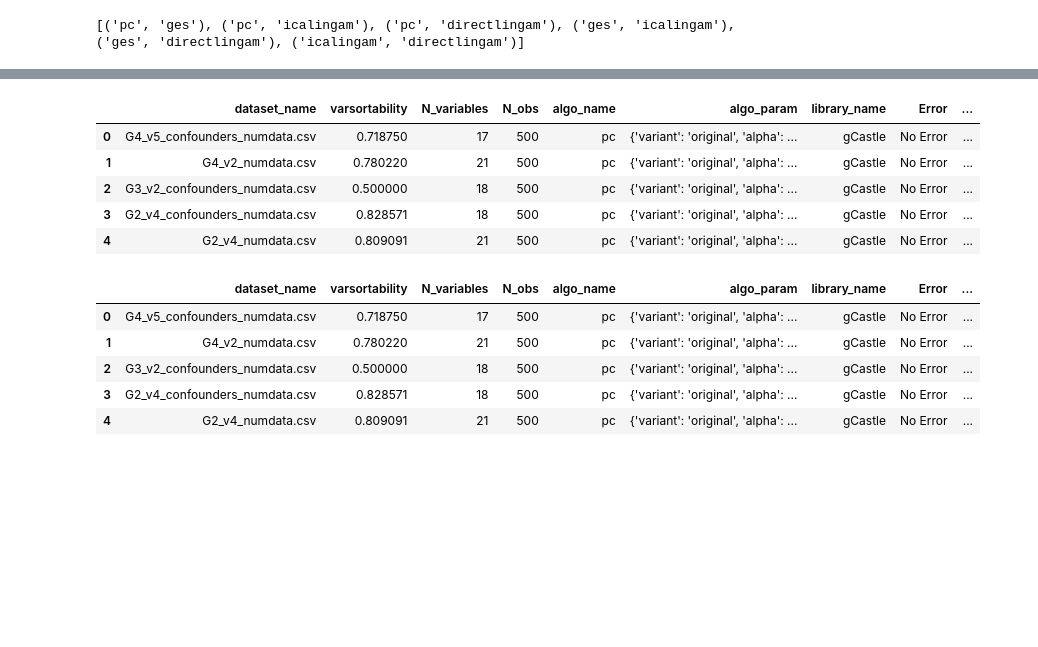
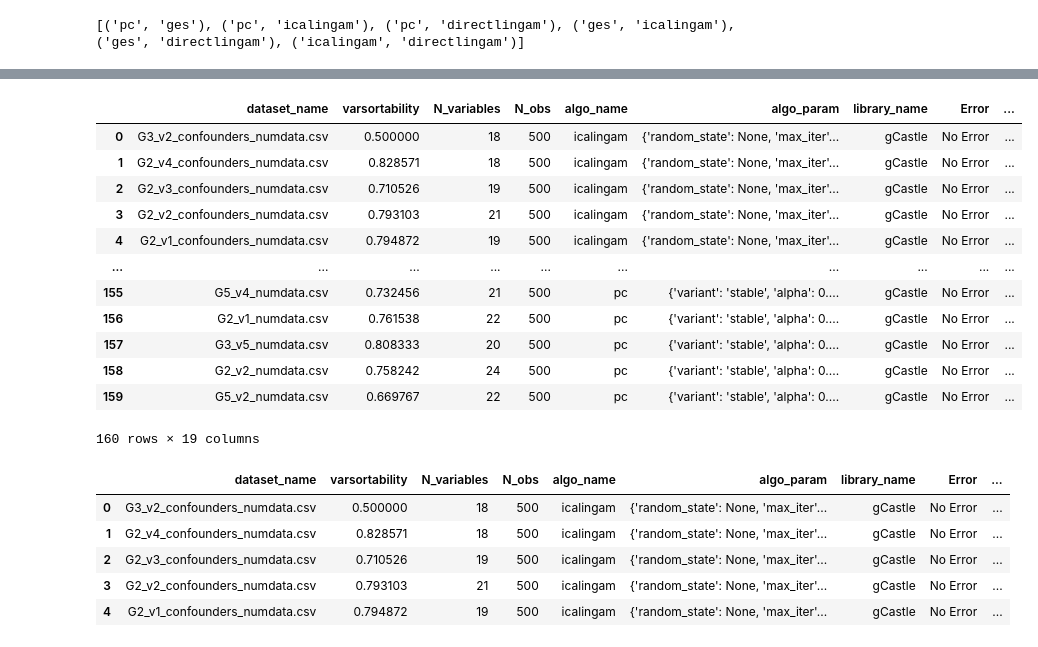
Before and after one commit to ravivanpong/CausalBench, a Jupyter notebook: evaluation/Evaluation_gcastle4_on_feedback.ipynb, the cells around one changed output, grey strips where cells are left out. Saved outputs shown, nothing was run; the diff lists cells and outputs as text; code cells hidden in the pictures; blank space fills up the shorter version.

Commit message:
add evaluation

```diff
--- a/evaluation/Evaluation_gcastle4_on_feedback.ipynb
+++ b/evaluation/Evaluation_gcastle4_on_feedback.ipynb
@@ -140,15 +139,24 @@ Mannwhitneyu tested on icalingam and directlingam. value: 372393.5, p:1.36218805
 Samples are likely drawn from different distributions (reject H0).
 # %%
-df_pc=pd.read_csv('data_for_evaluation/dataverse_pc_28feb.csv', sep=';')
+df_pcstable=pd.read_csv('data_for_evaluation/pcstable_dataverse_19Mar.csv', sep=';')
 df_sensitivity = pd.read_csv('data_for_evaluation/dataverse_castle4_11Mar.csv', sep=';')
-df_sensitivity.head()
+df_sensitivity = df_sensitivity[df_sensitivity.algo_name != 'pc']
+df_sensitivity = pd.concat([df_sensitivity, df_pcstable], ignore_index=True)
+df_sensitivity
 # %% [output]
 |  | dataset_name | varsortability | N_variables | N_obs | algo_name | algo_param | library_name | Error | ... |
-| 0 | G4_v5_confounders_numdata.csv | 0.718750 | 17 | 500 | pc | {'variant': 'original', 'alpha': ... | gCastle | No Error | ... |
-| 1 | G4_v2_numdata.csv | 0.780220 | 21 | 500 | pc | {'variant': 'original', 'alpha': ... | gCastle | No Error | ... |
-| 2 | G3_v2_confounders_numdata.csv | 0.500000 | 18 | 500 | pc | {'variant': 'original', 'alpha': ... | gCastle | No Error | ... |
-| 3 | G2_v4_confounders_numdata.csv | 0.828571 | 18 | 500 | pc | {'variant': 'original', 'alpha': ... | gCastle | No Error | ... |
-| 4 | G2_v4_numdata.csv | 0.809091 | 21 | 500 | pc | {'variant': 'original', 'alpha': ... | gCastle | No Error | ... |
+| 0 | G3_v2_confounders_numdata.csv | 0.500000 | 18 | 500 | icalingam | {'random_state': None, 'max_iter'... | gCastle | No Error | ... |
+| 1 | G2_v4_confounders_numdata.csv | 0.828571 | 18 | 500 | icalingam | {'random_state': None, 'max_iter'... | gCastle | No Error | ... |
+| 2 | G2_v3_confounders_numdata.csv | 0.710526 | 19 | 500 | icalingam | {'random_state': None, 'max_iter'... | gCastle | No Error | ... |
+| 3 | G2_v2_confounders_numdata.csv | 0.793103 | 21 | 500 | icalingam | {'random_state': None, 'max_iter'... | gCastle | No Error | ... |
+| 4 | G2_v1_confounders_numdata.csv | 0.794872 | 19 | 500 | icalingam | {'random_state': None, 'max_iter'... | gCastle | No Error | ... |
+| ... | ... | ... | ... | ... | ... | ... | ... | ... | ... |
+| 155 | G5_v4_numdata.csv | 0.732456 | 21 | 500 | pc | {'variant': 'stable', 'alpha': 0.... | gCastle | No Error | ... |
+| 156 | G2_v1_numdata.csv | 0.761538 | 22 | 500 | pc | {'variant': 'stable', 'alpha': 0.... | gCastle | No Error | ... |
+| 157 | G3_v5_numdata.csv | 0.808333 | 20 | 500 | pc | {'variant': 'stable', 'alpha': 0.... | gCastle | No Error | ... |
+| 158 | G2_v2_numdata.csv | 0.758242 | 24 | 500 | pc | {'variant': 'stable', 'alpha': 0.... | gCastle | No Error | ... |
+| 159 | G5_v2_numdata.csv | 0.669767 | 22 | 500 | pc | {'variant': 'stable', 'alpha': 0.... | gCastle | No Error | ... |
+160 rows × 19 columns
 # %%
 dataset_types = ['with_hidden_variable', 'with_out_hidden_variable']
 def extract_dataset_type(dataset_name:str):
@@ -160,11 +168,11 @@ df_sensitivity['dataset_type'] = df_sensitivity['dataset_name'].apply(extract_da
 df_sensitivity.head()
 # %% [output]
 |  | dataset_name | varsortability | N_variables | N_obs | algo_name | algo_param | library_name | Error | ... |
-| 0 | G4_v5_confounders_numdata.csv | 0.718750 | 17 | 500 | pc | {'variant': 'original', 'alpha': ... | gCastle | No Error | ... |
-| 1 | G4_v2_numdata.csv | 0.780220 | 21 | 500 | pc | {'variant': 'original', 'alpha': ... | gCastle | No Error | ... |
-| 2 | G3_v2_confounders_numdata.csv | 0.500000 | 18 | 500 | pc | {'variant': 'original', 'alpha': ... | gCastle | No Error | ... |
-| 3 | G2_v4_confounders_numdata.csv | 0.828571 | 18 | 500 | pc | {'variant': 'original', 'alpha': ... | gCastle | No Error | ... |
-| 4 | G2_v4_numdata.csv | 0.809091 | 21 | 500 | pc | {'variant': 'original', 'alpha': ... | gCastle | No Error | ... |
+| 0 | G3_v2_confounders_numdata.csv | 0.500000 | 18 | 500 | icalingam | {'random_state': None, 'max_iter'... | gCastle | No Error | ... |
+| 1 | G2_v4_confounders_numdata.csv | 0.828571 | 18 | 500 | icalingam | {'random_state': None, 'max_iter'... | gCastle | No Error | ... |
+| 2 | G2_v3_confounders_numdata.csv | 0.710526 | 19 | 500 | icalingam | {'random_state': None, 'max_iter'... | gCastle | No Error | ... |
+| 3 | G2_v2_confounders_numdata.csv | 0.793103 | 21 | 500 | icalingam | {'random_state': None, 'max_iter'... | gCastle | No Error | ... |
+| 4 | G2_v1_confounders_numdata.csv | 0.794872 | 19 | 500 | icalingam | {'random_state': None, 'max_iter'... | gCastle | No Error | ... |
 # %%
 
 for algo in algos:
```
Also changed, not shown: parts of 10 cells of this notebook, 6 other files.
